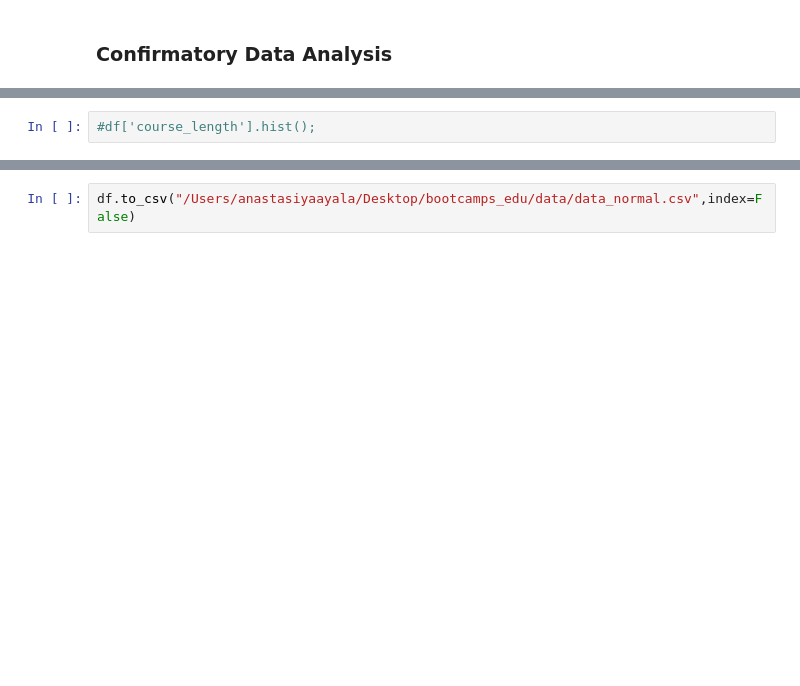
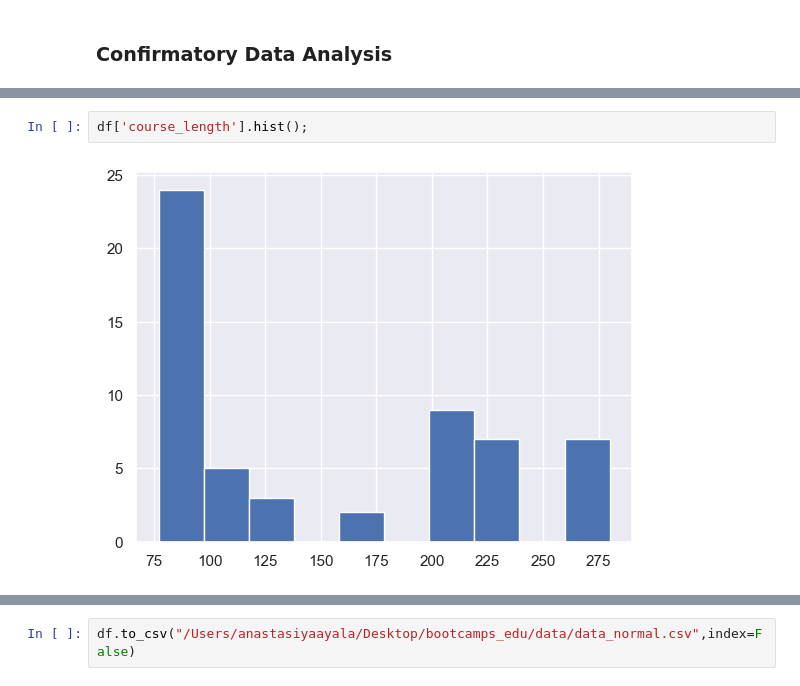
Before and after one commit to selena0391/bootcamps_edu, a Jupyter notebook: code/eda_2.ipynb, the cells around one changed output, grey strips where cells are left out. Drawn from its saved outputs; the diff is of its cells as text; blank space fills up the shorter version.

```diff
--- a/code/eda_2.ipynb
+++ b/code/eda_2.ipynb
@@ -516,4 +453,6 @@ sns.barplot(data=df[["median_annual_salary90days", "median_annual_salary180days"
 # %%
-#df['course_length'].hist();
+df['course_length'].hist();
+# %% [output]
+[figure, added]
 # %%
 #normalizing 'course_length' column with log normalization, plotting to see if there is a change in distribution
```
Also changed, not shown: parts of 20 cells of this notebook, 9 other files.
